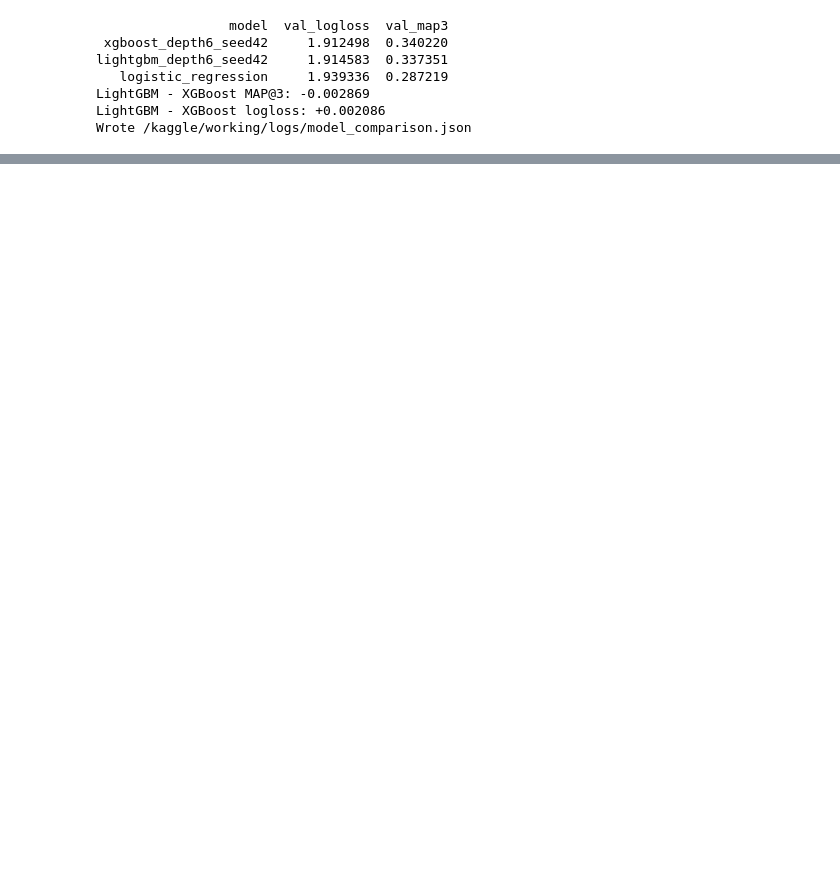
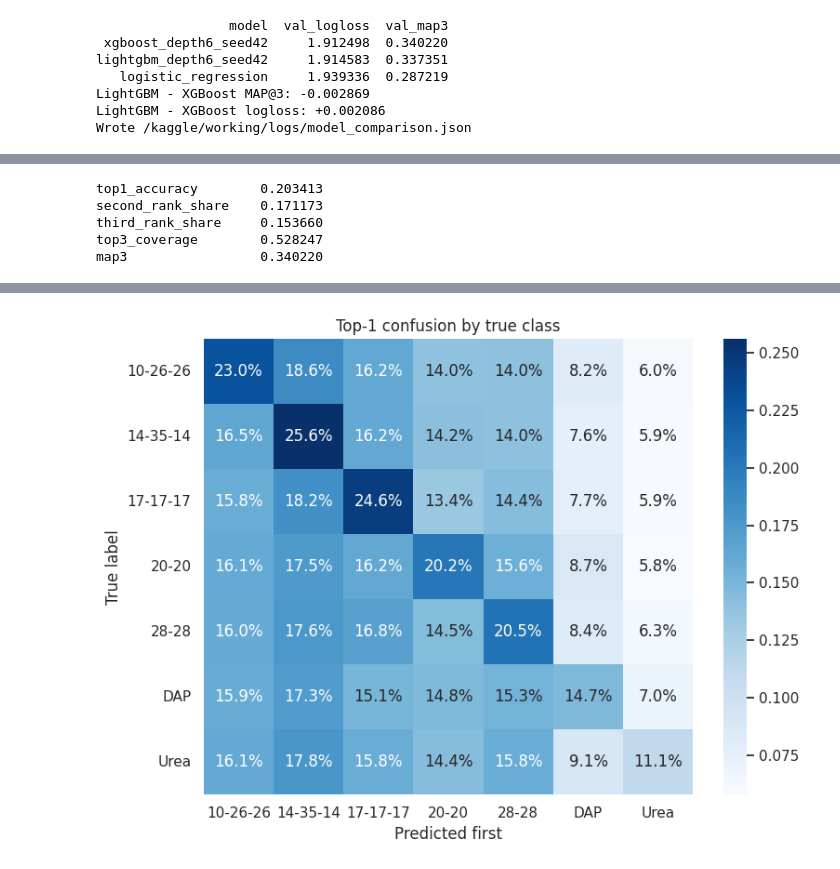
Before and after one commit to kalexrt/fertilizer_prediction, a Jupyter notebook: notebooks/fert_pred.ipynb, the cells around one changed output, grey strips where cells are left out. Saved outputs shown, nothing was run; the diff lists cells and outputs as text; code cells hidden in the pictures; blank space fills up the shorter version.

```diff
--- a/notebooks/fert_pred.ipynb
+++ b/notebooks/fert_pred.ipynb
@@ -1221,0 +1239,74 @@ Wrote /kaggle/working/logs/model_comparison.json
+# %%
+def run_xgb(depth, seed, run_name, X_train=X_tr_enc, X_val=X_va_enc,
+            feature_names=ENCODED_FEATURES):
+    return fit_xgb(
+        depth=depth,
+        seed=seed,
+        X_train=X_train,
+        y_train=y_tr,
+        X_val=X_val,
+        y_val=y_va,
+        run_name=run_name,
+        feature_names=feature_names,
+        log_model=False,
+        show_curve=False,
+    )
+
+
+def run_summary(result):
+    summary_keys = (
+        "run_name", "run_id", "depth", "seed", "best_iter",
+        "val_logloss", "val_map3", "train_seconds", "device",
+    )
+    return {key: result[key] for key in summary_keys}
+
+
+anchor = initial_xgb
+val_proba = anchor["val_proba"]
+top1 = val_proba.argmax(axis=1)
+counts = confusion_matrix(y_va, top1, labels=np.arange(len(class_names)))
+confusion = pd.DataFrame(counts, index=class_names, columns=class_names)
+confusion.index.name = "true"
+confusion.columns.name = "predicted_top1"
+display(confusion)
+confusion.to_csv(LOGS / "confusion_matrix.csv")
+actual_counts = confusion.sum(axis=1)
+confusion_rates = confusion.div(actual_counts, axis="index")
+confusion_rates.to_csv(LOGS / "confusion_rates.csv")
+
+ranks = top3_from_proba(val_proba)
+rank_hits = ranks == y_va[:, None]
+ranking = {
+    "top1_accuracy": float(rank_hits[:, 0].mean()),
+    "second_rank_share": float(rank_hits[:, 1].mean()),
+    "third_rank_share": float(rank_hits[:, 2].mean()),
+    "top3_coverage": float(rank_hits.any(axis=1).mean()),
+    "map3": anchor["val_map3"],
+}
+print(pd.Series(ranking).to_string())
+
+confusions = (
+    confusion.stack()
+    .rename("count")
+    .reset_index()
+    .query("true != predicted_top1 and count > 0")
+    .sort_values("count", ascending=False, kind="stable")
+    .head(5)
+)
+confusions["share_of_true_class"] = (
+    confusions["count"] / confusions["true"].map(actual_counts)
+)
+display(confusions)
+confusions.to_csv(LOGS / "top_confusions.csv", index=False)
+
+
+fig, ax = plt.subplots(figsize=(8, 6))
+sns.heatmap(confusion_rates, annot=True, fmt=".1%", cmap="Blues", ax=ax)
+ax.set_title("Top-1 confusion by true class")
+ax.set_xlabel("Predicted first")
+ax.set_ylabel("True label")
+fig.tight_layout()
+fig.savefig(FIG_DIR / "xgb_depth6_confusion_rates.png", dpi=130)
+plt.show()
+plt.close(fig)
+# %% [output]
@@ -1221,0 +1322,5 @@ Wrote /kaggle/working/logs/model_comparison.json
+top1_accuracy        0.203413
+second_rank_share    0.171173
+third_rank_share     0.153660
+top3_coverage        0.528247
+map3                 0.340220
@@ -1221,0 +1333 @@ Wrote /kaggle/working/logs/model_comparison.json
+[figure, added]
```
Also changed, not shown: parts of 18 cells of this notebook, 19 other files.
